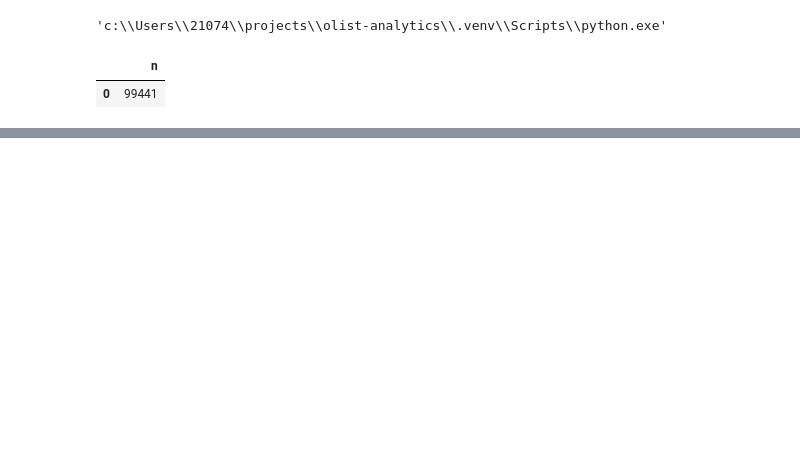
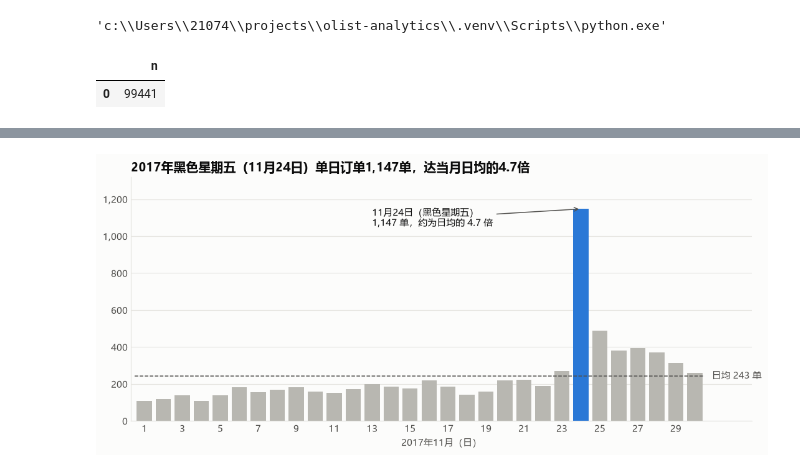
Before and after one commit to LeeMichael-L/olist-analytics, a Jupyter notebook: python/s1_overview.ipynb, the cells around one changed output, grey strips where cells are left out. Cells and saved outputs as stored; diff of their text form; code cells hidden in the pictures; blank space fills up the shorter version.

```diff
--- a/python/s1_overview.ipynb
+++ b/python/s1_overview.ipynb
@@ -16,0 +218,14 @@ run_query("SELECT COUNT(*) AS n FROM dwd_orders")
+# %%
+sql = """
+  WITH valid_order AS (
+    SELECT order_id, DATE(purchase_ts) AS purchase_date
+    FROM dwd_orders
+    WHERE order_status = 'delivered' AND in_analysis_window = 1 AND is_status_conflict = 0 AND YEAR(purchase_ts) = 2017 AND MONTH(purchase_ts) = 11
+  )
+  SELECT purchase_date, COUNT(*) AS orders
+  FROM valid_order
+  GROUP BY purchase_date
+  ORDER BY purchase_date;
+"""
+df_nov = run_query(sql)
+df_nov
@@ -16,0 +250,45 @@ run_query("SELECT COUNT(*) AS n FROM dwd_orders")
+# %%
+import pandas as pd
+
+# ---------- 准备数据 ----------
+dates = pd.to_datetime(df_nov["purchase_date"])     # 把日期转成 pandas 能识别的日期格式
+peak_date = "2017-11-24"                            # 我们假设的高峰日（黑色星期五）
+avg_orders = df_nov["orders"].mean()                # 11月日均订单数
+peak_orders = df_nov.loc[dates == peak_date, "orders"].iloc[0]   # 取出24日那天的订单数
+
+# 强调：24日用蓝色，其他日子用灰色
+colors = [COLORS["blue"] if d == peak_date else COLORS["gray"]
+          for d in dates.dt.strftime("%Y-%m-%d")]
+
+# ---------- 画图 ----------
+fig, ax = plt.subplots(figsize=(10, 4.5))
+
+# 柱状图：横轴是几号（1–30），纵轴是订单数，每根柱子按 colors 上色
+ax.bar(dates.dt.day, df_nov["orders"], color=colors, width=0.8)
+
+# 参考线：画一条虚线表示日均水平，并在右端标注数值
+ax.hlines(avg_orders, 0.5, 30.5, color=COLORS["text_secondary"], linewidth=1, linestyles="--")
+ax.text(30.9, avg_orders, f"日均 {avg_orders:,.0f} 单", va="center",
+        fontsize=10, color=COLORS["text_secondary"])
+
+# 注释：用箭头指向高峰那根柱子，写上数字
+ax.annotate(f"11月24日（黑色星期五）\n{peak_orders:,} 单，约为日均的 {peak_orders / avg_orders:.1f} 倍",
+            xy=(24, peak_orders),                    # 箭头指向的位置
+            xytext=(13, peak_orders * 0.92),         # 文字放置的位置
+            fontsize=10, color=COLORS["text"],
+            arrowprops=dict(arrowstyle="->", color=COLORS["text_secondary"]))
+
+# ---------- 坐标轴 ----------
+ax.set_xticks(range(1, 31, 2))                       # 横轴每隔一天显示一个标签
+ax.set_xlabel("2017年11月（日）")
+ax.set_ylim(0, peak_orders * 1.15)                   # 纵轴从0开始，顶部留一点空间给注释
+ax.yaxis.set_major_formatter(FuncFormatter(lambda v, _: f"{v:,.0f}"))
+ax.set_xlim(0.3, 33)                                 # 右侧留出空间放"日均"标签
+
+ax.set_title("2017年黑色星期五（11月24日）单日订单1,147单，达当月日均的4.7倍")
+fig.tight_layout()
+
+fig.savefig("../docs/figures/fig2_18November_trend.png", dpi=150, bbox_inches="tight")
+plt.show()
+# %% [output]
+[figure, added]
```
Also changed, not shown: parts of 15 cells of this notebook, 2 other files.
